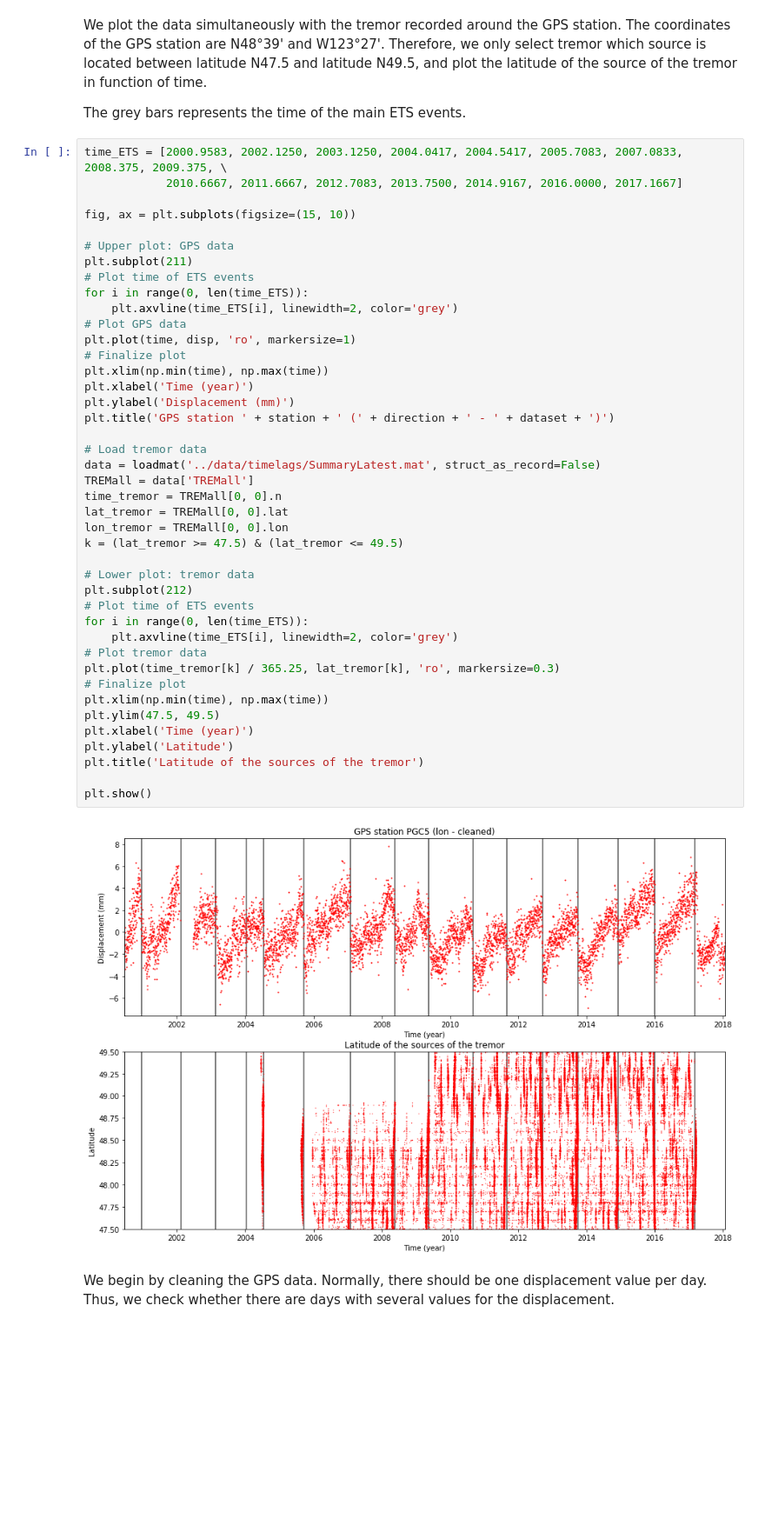
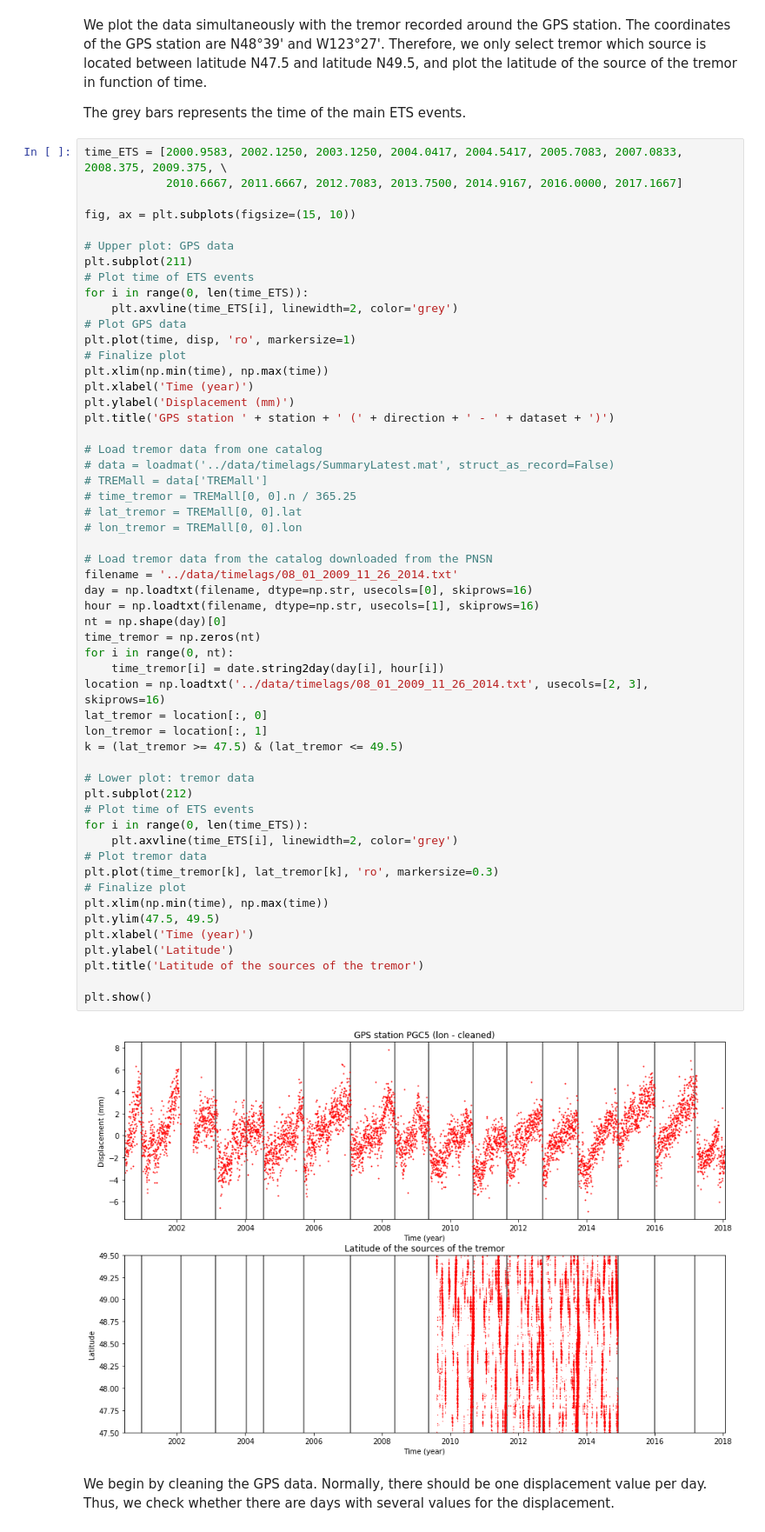
Before and after one commit to ArianeDucellier/ETSscripts, a Jupyter notebook: notebooks/slowslip_DWT.ipynb, the cells around one changed output. Shown at 87% size. Saved outputs shown, nothing was run; the diff lists cells and outputs as text; blank space fills up the shorter version.

```diff
--- a/notebooks/slowslip_DWT.ipynb
+++ b/notebooks/slowslip_DWT.ipynb
@@ -53,41 +55,53 @@ fig, ax = plt.subplots(figsize=(15, 10))
 # Upper plot: GPS data
 plt.subplot(211)
 # Plot time of ETS events
 for i in range(0, len(time_ETS)):
     plt.axvline(time_ETS[i], linewidth=2, color='grey')
 # Plot GPS data
 plt.plot(time, disp, 'ro', markersize=1)
 # Finalize plot
 plt.xlim(np.min(time), np.max(time))
 plt.xlabel('Time (year)')
 plt.ylabel('Displacement (mm)')
 plt.title('GPS station ' + station + ' (' + direction + ' - ' + dataset + ')')
 
-# Load tremor data
-data = loadmat('../data/timelags/SummaryLatest.mat', struct_as_record=False)
-TREMall = data['TREMall']
-time_tremor = TREMall[0, 0].n
-lat_tremor = TREMall[0, 0].lat
-lon_tremor = TREMall[0, 0].lon
+# Load tremor data from one catalog
+# data = loadmat('../data/timelags/SummaryLatest.mat', struct_as_record=False)
+# TREMall = data['TREMall']
+# time_tremor = TREMall[0, 0].n / 365.25
+# lat_tremor = TREMall[0, 0].lat
+# lon_tremor = TREMall[0, 0].lon
+
+# Load tremor data from the catalog downloaded from the PNSN
+filename = '../data/timelags/08_01_2009_11_26_2014.txt'
+day = np.loadtxt(filename, dtype=np.str, usecols=[0], skiprows=16)
+hour = np.loadtxt(filename, dtype=np.str, usecols=[1], skiprows=16)
+nt = np.shape(day)[0]
+time_tremor = np.zeros(nt)
+for i in range(0, nt):
+    time_tremor[i] = date.string2day(day[i], hour[i])
+location = np.loadtxt('../data/timelags/08_01_2009_11_26_2014.txt', usecols=[2, 3], skiprows=16)
+lat_tremor = location[:, 0]
+lon_tremor = location[:, 1]
 k = (lat_tremor >= 47.5) & (lat_tremor <= 49.5)
 
 # Lower plot: tremor data
 plt.subplot(212)
 # Plot time of ETS events
 for i in range(0, len(time_ETS)):
     plt.axvline(time_ETS[i], linewidth=2, color='grey')
 # Plot tremor data
-plt.plot(time_tremor[k] / 365.25, lat_tremor[k], 'ro', markersize=0.3)
+plt.plot(time_tremor[k], lat_tremor[k], 'ro', markersize=0.3)
 # Finalize plot
 plt.xlim(np.min(time), np.max(time))
 plt.ylim(47.5, 49.5)
 plt.xlabel('Time (year)')
 plt.ylabel('Latitude')
 plt.title('Latitude of the sources of the tremor')
 
 plt.show()
 # %% [output]
-[figure, old version]
+[figure, new version]
 # %% [markdown]
 We begin by cleaning the GPS data. Normally, there should be one displacement value per day. Thus, we check whether there are days with several values for the displacement.
 # %%
```
Also changed, not shown: parts of 6 cells of this notebook, 7 other files.
